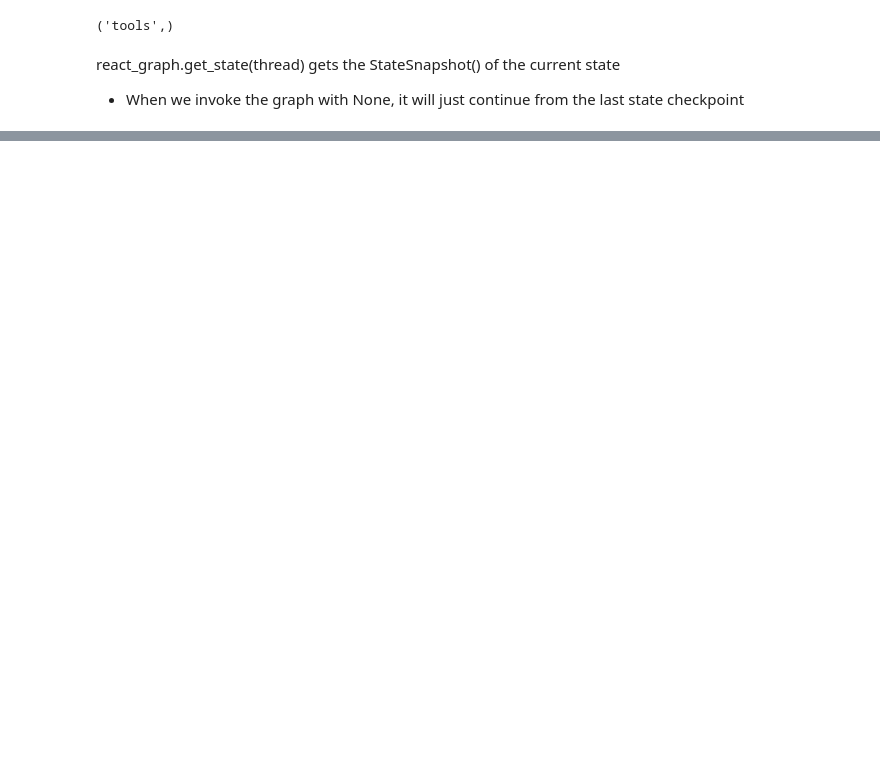
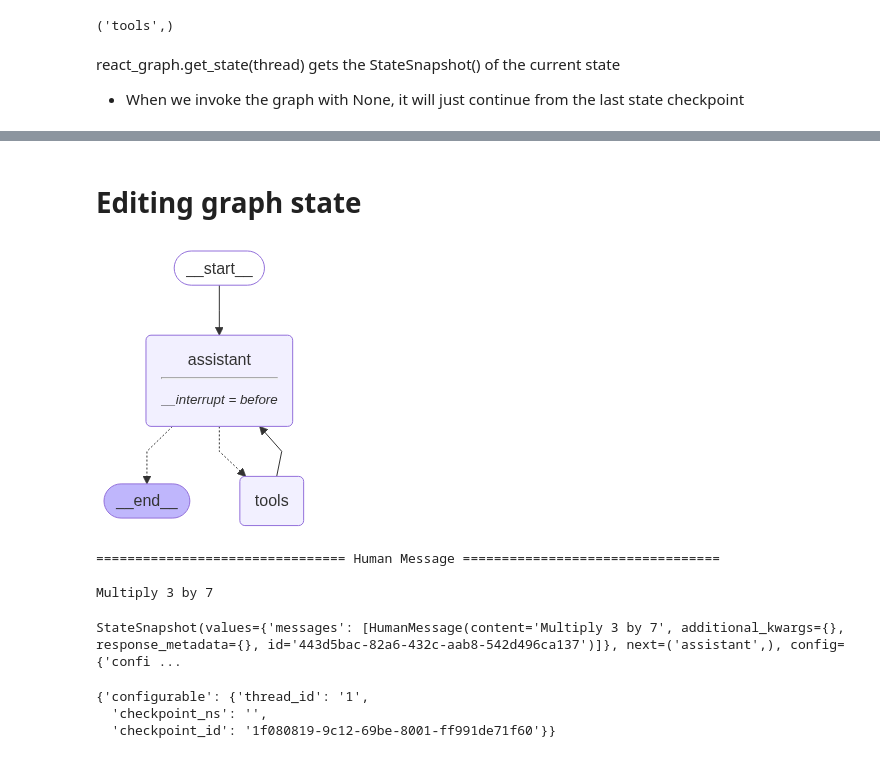
Before and after one commit to DeconvFFT/Langgraph-foundations, a Jupyter notebook: module3/human-in-loop.ipynb, the cells around one changed output, grey strips where cells are left out. Saved outputs shown, nothing was run; the diff lists cells and outputs as text; code cells hidden in the pictures; blank space fills up the shorter version.

Commit message:
Added ability to edit graph state using a dummy node for Human Feedack that feeds into the graph state

```diff
--- a/module3/human-in-loop.ipynb
+++ b/module3/human-in-loop.ipynb
@@ -509,0 +517,2 @@ BadRequestError: Error code: 400 - {'error': {'message': "An assistant message w
+# %% [markdown]
+# Editing graph state
@@ -509,0 +573,67 @@ BadRequestError: Error code: 400 - {'error': {'message': "An assistant message w
+# %%
+from langchain_core.messages import HumanMessage, SystemMessage, AnyMessage
+from pydantic import BaseModel, Field
+from typing import Annotated
+from langgraph.graph.message import add_messages
+from langgraph.prebuilt import tools_condition, ToolNode
+from langgraph.graph import START, StateGraph, END
+from IPython.display import display, Image
+from langgraph.checkpoint.memory import MemorySaver
+
+memory = MemorySaver()
+
+class MessagesState(BaseModel):
+    messages: Annotated[list[AnyMessage], add_messages] = Field(default_factory=list)
+
+
+system_message = SystemMessage(content="You are a helpful assistnat tasked with performing arithmetic on a set of inputs.")
+
+def assistant(state:MessagesState):
+    return {"messages":[llm_with_tools.invoke([system_message] + state.model_dump()['messages'])]}
+
+
+# builder
+builder = StateGraph(MessagesState)
+# add nodes
+builder.add_node('assistant', assistant)
+builder.add_node('tools', ToolNode(tools))
+# add edges
+builder.add_edge(START,'assistant')
+builder.add_conditional_edges(
+    'assistant',
+    tools_condition
+)
+builder.add_edge('tools', 'assistant')
+#compile graph
+react_graph = builder.compile(interrupt_before = ['assistant'], checkpointer = memory)
+
+# display graph
+display(Image(react_graph.get_graph().draw_mermaid_png()))
+# %% [output]
+[figure, added]
+# %%
+initial_message = HumanMessage(content="Multiply 3 by 7")
+
+thread = {"configurable": {"thread_id": "1"}}
+
+for event in react_graph.stream({"messages": [initial_message]}, thread, stream_mode = "values"):
+    event['messages'][-1].pretty_print() # this will call tool Node now
+# %% [output]
+================================ Human Message =================================
+
+Multiply 3 by 7
+# %%
+state = react_graph.get_state(thread)
+state
+# %% [output]
+StateSnapshot(values={'messages': [HumanMessage(content='Multiply 3 by 7', additional_kwargs={}, response_metadata={}, id='443d5bac-82a6-432c-aab8-542d496ca137')]}, next=('assistant',), config={'confi ...
+# %%
+# Now let's update the state before agent call
+react_graph.update_state(
+    thread,
+    {"messages": [HumanMessage(content = "No! Divide 10 by 5")]}
+    )
+# %% [output]
+{'configurable': {'thread_id': '1',
+  'checkpoint_ns': '',
+  'checkpoint_id': '1f080819-9c12-69be-8001-ff991de71f60'}}
```
Also changed, not shown: parts of 10 cells of this notebook.
